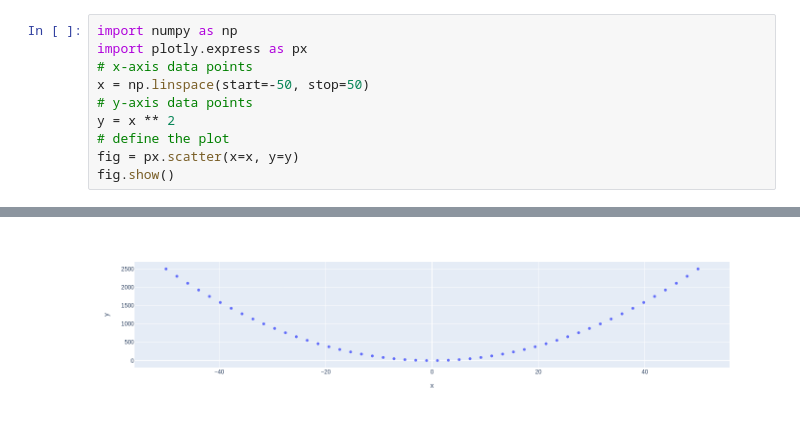
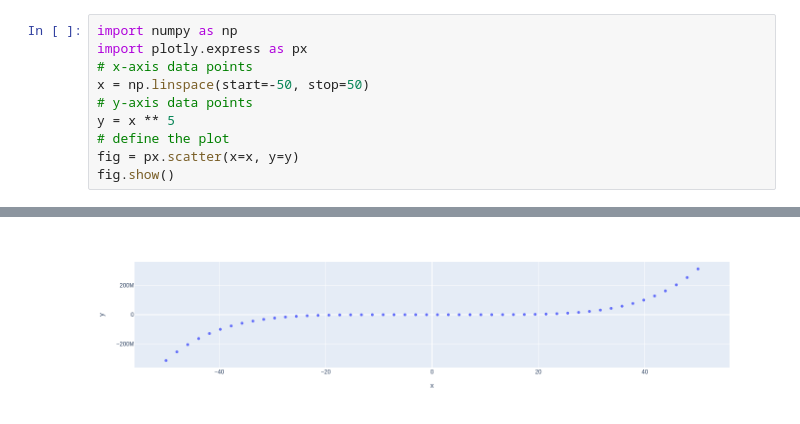
Before and after one commit to gcabreraprado/my-notebooks-repo, a Jupyter notebook: experiment1.ipynb, the cells around one changed output, grey strips where cells are left out. Cells and saved outputs as stored; diff of their text form.

```diff
--- a/experiment1.ipynb
+++ b/experiment1.ipynb
@@ -4,7 +4,7 @@ import plotly.express as px
 # x-axis data points
 x = np.linspace(start=-50, stop=50)
 # y-axis data points
-y = x ** 2
+y = x ** 5
 # define the plot
 fig = px.scatter(x=x, y=y)
 fig.show()
@@ -13 +12 @@ fig.show()
-[figure, old version]
+[figure, new version]
```
Also changed, not shown: parts of 1 cell of this notebook.
